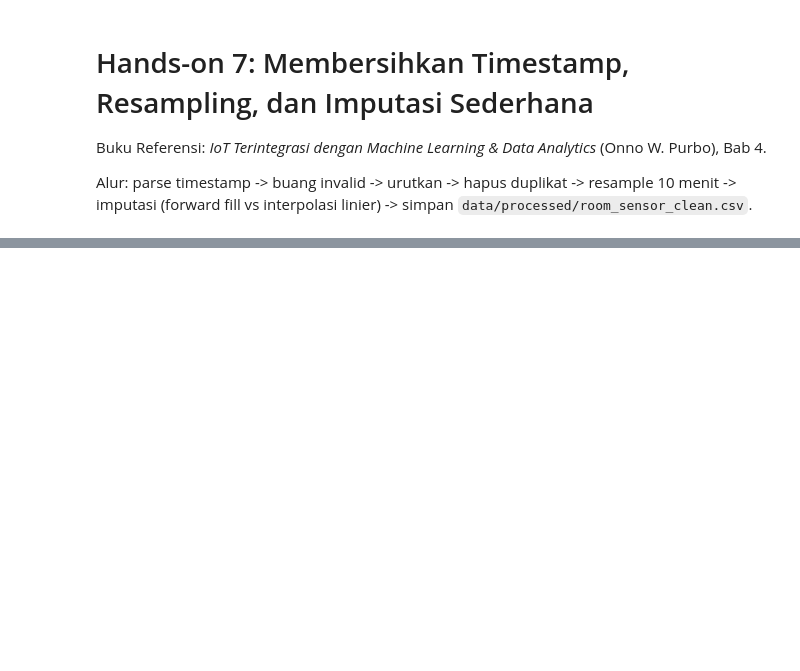
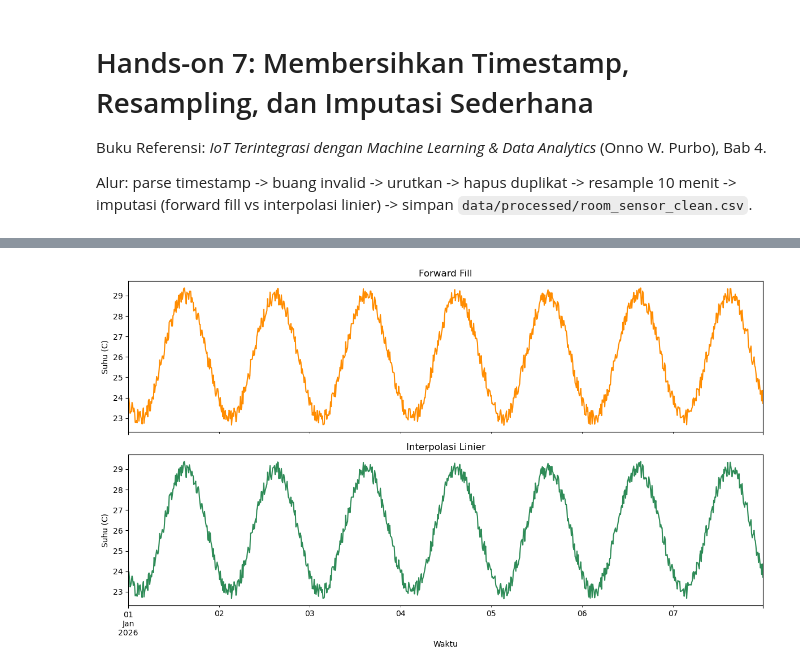
Before and after one commit to sulhanfuadi/iot-ml-book, a Jupyter notebook: notebooks/06_cleaning_resampling.ipynb, the cells around one changed output, grey strips where cells are left out. Cells and saved outputs as stored; diff of their text form; code cells hidden in the pictures; blank space fills up the shorter version.

Commit message:
Refine cleaning and resampling notebook

```diff
--- a/notebooks/06_cleaning_resampling.ipynb
+++ b/notebooks/06_cleaning_resampling.ipynb
@@ -63,0 +195,19 @@ Jumlah baris setelah clean timestamp: 968
+# %%
+df_stage = df_dirty.copy()
+stage_counts = [("Data awal", len(df_stage))]
+
+df_stage["timestamp"] = pd.to_datetime(df_stage["timestamp"], errors="coerce")
+df_stage = df_stage.dropna(subset=["timestamp"])
+stage_counts.append(("Timestamp invalid dihapus", len(df_stage)))
+
+df_stage = df_stage.sort_values("timestamp")
+df_stage = df_stage.drop_duplicates(subset=["timestamp"], keep="last")
+stage_counts.append(("Duplikat dihapus", len(df_stage)))
+
+df_stage = df_stage.set_index("timestamp").resample("10min").first()
+stage_counts.append(("Resampling 10 menit", len(df_stage)))
+
+summary_stages = pd.DataFrame(stage_counts, columns=["tahap", "jumlah_baris"])
+display(summary_stages)
+print("Kolom numerik dengan nilai kosong setelah resampling:")
+display(df_stage.select_dtypes(include="number").isna().sum().to_frame("jumlah_kosong"))
@@ -63,0 +337,30 @@ Jumlah baris setelah clean timestamp: 968
+# %%
+import matplotlib.pyplot as plt
+
+num_cols = ["temperature_c", "humidity_pct", "co2_ppm", "power_watt"]
+num_cols = [column for column in num_cols if column in df_stage.columns]
+
+df_ffill = df_stage.copy()
+df_ffill[num_cols] = df_ffill[num_cols].ffill()
+
+df_interpolated = df_stage.copy()
+df_interpolated[num_cols] = df_interpolated[num_cols].interpolate(method="linear")
+
+fig, axes = plt.subplots(2, 1, figsize=(12, 7), sharex=True)
+df_ffill["temperature_c"].plot(
+    ax=axes[0],
+    color="darkorange",
+    title="Forward Fill"
+)
+df_interpolated["temperature_c"].plot(
+    ax=axes[1],
+    color="seagreen",
+    title="Interpolasi Linier"
+)
+axes[0].set_ylabel("Suhu (C)")
+axes[1].set_ylabel("Suhu (C)")
+axes[1].set_xlabel("Waktu")
+plt.tight_layout()
+plt.show()
+# %% [output]
+[figure, added]
```
Also changed, not shown: parts of 17 cells of this notebook, 2 other files.
